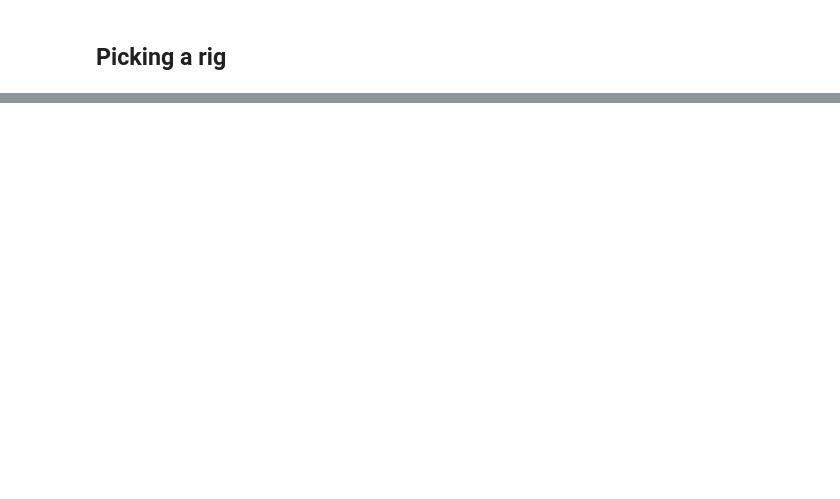
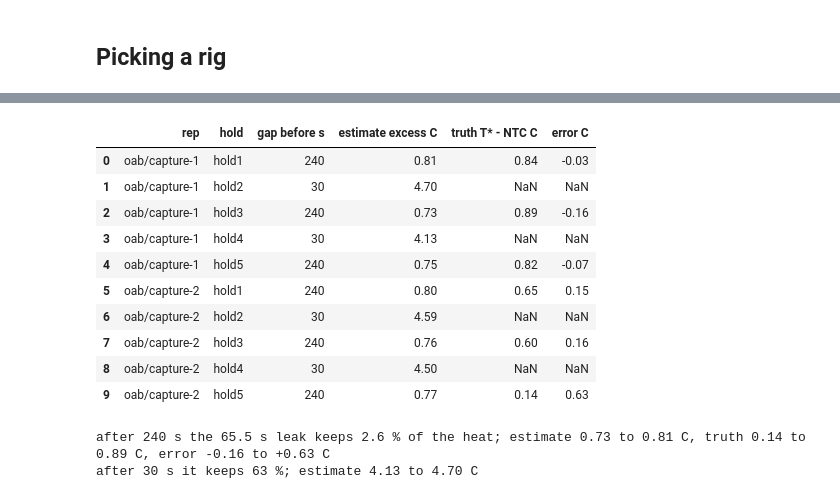
Before and after one commit to OpenServoCore/open-servo-core, a Jupyter notebook: notebooks/21-i2t-winding-estimate.ipynb, the cells around one changed output, grey strips where cells are left out. Cells and saved outputs as stored; diff of their text form; code cells hidden in the pictures; blank space fills up the shorter version.

```diff
--- a/notebooks/21-i2t-winding-estimate.ipynb
+++ b/notebooks/21-i2t-winding-estimate.ipynb
@@ -525,0 +561,40 @@ Let me know what the teardown weighs.
+# %%
+rows = []
+for c in ("oab/capture-1", "oab/capture-2"):
+    log = tm.th_log(DS, c, "oab")
+    m = tm.meter(DS, c)
+    off = tm.rest_offset(tm.th_log(DS, c, "rest"), m)["offset"]
+    t0 = log.t_unix.min()
+    tg, ig = i2t.grid(log.t_unix.to_numpy() - t0, log.i.abs().to_numpy(), 0.0, log.t_unix.max() - t0)
+    est = i2t.rise_cc(i2t.heat(ig.astype(np.int64), NTC_SHIFT), i2t.k_q16_of(K_NTC)) / 100
+    for b in tm.bases(log).query("n == 0").itertuples():
+        if b.hold == "hold0":
+            continue
+        gap = {"hold1": 240, "hold2": 30, "hold3": 240, "hold4": 30, "hold5": 240}[b.hold]
+        truth = tm.can_at(m, b.t_unix) - off - b.t_ntc if gap == 240 else np.nan
+        e = float(np.interp(b.t_unix - t0, tg, est))
+        rows.append({"rep": c, "hold": b.hold, "gap before s": gap, "estimate excess C": e,
+                     "truth T* - NTC C": truth, "error C": e - truth})
+GAPS = pd.DataFrame(rows)
+display(GAPS.round(2))
+long, short = GAPS[GAPS["gap before s"] == 240], GAPS[GAPS["gap before s"] == 30]
+print(f"after 240 s the {i2t.tau_s(NTC_SHIFT):.1f} s leak keeps {np.exp(-240 / i2t.tau_s(NTC_SHIFT)) * 100:.1f} % of the heat; "
+      f"estimate {long['estimate excess C'].min():.2f} to {long['estimate excess C'].max():.2f} C, truth "
+      f"{long['truth T* - NTC C'].min():.2f} to {long['truth T* - NTC C'].max():.2f} C, error "
+      f"{long['error C'].min():+.2f} to {long['error C'].max():+.2f} C")
+print(f"after 30 s it keeps {np.exp(-30 / i2t.tau_s(NTC_SHIFT)) * 100:.0f} %; estimate "
+      f"{short['estimate excess C'].min():.2f} to {short['estimate excess C'].max():.2f} C")
+# %% [output]
+|  | rep | hold | gap before s | estimate excess C | truth T* - NTC C | error C |
+| 0 | oab/capture-1 | hold1 | 240 | 0.81 | 0.84 | -0.03 |
+| 1 | oab/capture-1 | hold2 | 30 | 4.70 | NaN | NaN |
+| 2 | oab/capture-1 | hold3 | 240 | 0.73 | 0.89 | -0.16 |
+| 3 | oab/capture-1 | hold4 | 30 | 4.13 | NaN | NaN |
+| 4 | oab/capture-1 | hold5 | 240 | 0.75 | 0.82 | -0.07 |
+| 5 | oab/capture-2 | hold1 | 240 | 0.80 | 0.65 | 0.15 |
+| 6 | oab/capture-2 | hold2 | 30 | 4.59 | NaN | NaN |
+| 7 | oab/capture-2 | hold3 | 240 | 0.76 | 0.60 | 0.16 |
+| 8 | oab/capture-2 | hold4 | 30 | 4.50 | NaN | NaN |
+| 9 | oab/capture-2 | hold5 | 240 | 0.77 | 0.14 | 0.63 |
+after 240 s the 65.5 s leak keeps 2.6 % of the heat; estimate 0.73 to 0.81 C, truth 0.14 to 0.89 C, error -0.16 to +0.63 C
+after 30 s it keeps 63 %; estimate 4.13 to 4.70 C
```
Also changed, not shown: parts of 52 cells of this notebook, 2 other files.
